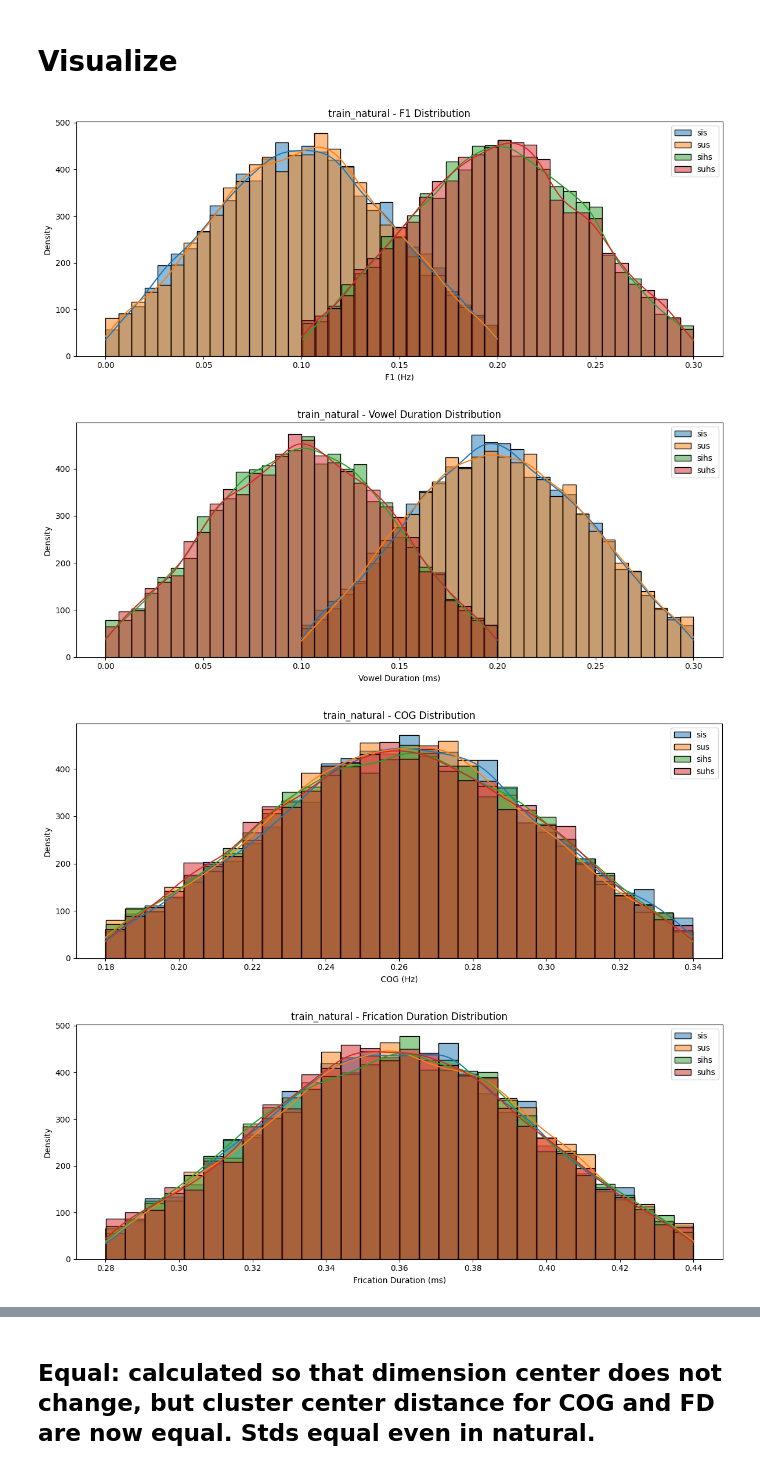
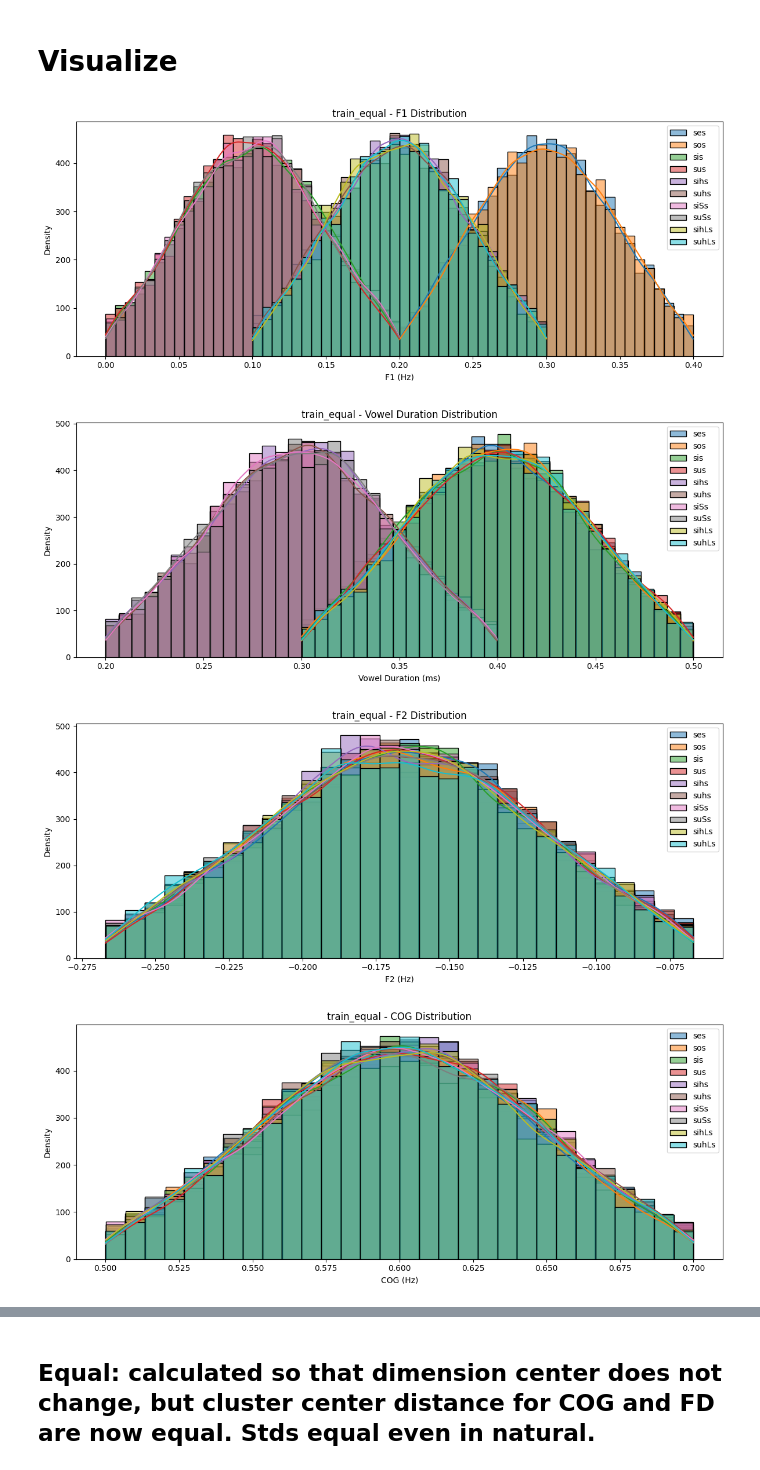
Before and after one commit to Frankalexej/LearnCsld2025, a Jupyter notebook: X_09_data_260425_borrowed_dataVW.ipynb, the cells around one changed output, grey strips where cells are left out. Cells and saved outputs as stored; diff of their text form; code cells hidden in the pictures.

```diff
--- a/X_09_data_260425_borrowed_dataVW.ipynb
+++ b/X_09_data_260425_borrowed_dataVW.ipynb
@@ -15,8 +11,8 @@ write_dir = "/mnt/storage/franklhtan/projects/LearnCsld2025/data_VW/"    # NOTE:
 # %%
 manipulant_means = [-1, -1, -1, 0, 0]   # f1 & vowel_duration, f2, cog, fri_dur
 manipulant_stds = [50, 25, 150, 0, 0]   # f1 & vowel_duration, f2, cog, fri_dur: NOTE: we make sure the variance is the same across the two dimensions relative to range.
-concurrent_means = [0, 180, 0, 4600, 180]   # consonant: f1 & vowel_duration, f2, cog, fri_dur
-concurrent_stds = [0, 9, 0, 400, 20]
+concurrent_means = [0, 0, 0, 8000, 200]   # consonant: f1 & vowel_duration, f2, cog, fri_dur
+concurrent_stds = [0, 0, 0, 500, 25]
 
 all_means = concurrent_means + manipulant_means + concurrent_means # CVC
 all_stds = concurrent_stds + manipulant_stds + concurrent_stds
@@ -197,23 +195,24 @@ metaframe.to_csv(csv_path, index=False)
 # %% [markdown]
 # Visualize
 # %%
-condition = "train_natural"
+condition = "train_equal"
 data_dir = os.path.join(work_dir, f'data_{condition}')
 os.makedirs(data_dir, exist_ok=True)
 
 np.random.seed(42)
 
-manipulant_list = ['i', 'u', 'ih', 'uh']    # the maniputated targets
-manipulant_f1 = [300, 300, 400, 400]
-manipulant_dur = [100, 100, 50, 50]
-train_refs = [1, 2, 3, 4]
+manipulant_list = ['e', 'o', 'i', 'u', 'ih', 'uh', 'iS', 'uS', 'ihL', 'uhL']    # the maniputated targets: S = short, L = long.
+manipulant_f1 = [500, 500, 300, 300, 400, 400, 300, 300, 400, 400]
+manipulant_dur = [200, 200, 200, 200, 150, 150, 150, 150, 200, 200]
+manipulant_f2 = [1500, 900, 1500, 900, 1500, 900, 1500, 900, 1500, 900]
+train_refs = [1, 2, 3, 4, 5, 6, 7, 8, 9, 10]
 
 # no. of tokens for each word
 sample_size = 8000
 
 token_dict = {}
 
-for index in range (4):
+for index in range (10):
     vowel = manipulant_list[index]
     f1 = manipulant_f1[index]
     dur = manipulant_dur[index]
@@ -268,38 +267,50 @@ plt.show()
 
 plt.figure(figsize=(12, 5))
 for word in token_dict:
     sns.histplot(token_dict[word][:, 1, 1], bins=30, kde=True, label=word)  # fri_dur is the second dimension of the consonant part
     # sns.kdeplot(token_dict[word][:, 1, 1], label=word)  # fri_dur is the second dimension of the consonant part
 plt.title(f'{condition} - Vowel Duration Distribution')
 plt.xlabel('Vowel Duration (ms)')
 plt.ylabel('Density')
 plt.legend()
 plt.tight_layout()
 plt.show()
 
 plt.figure(figsize=(12, 5))
 for word in token_dict:
-    sns.histplot(token_dict[word][:, 0, 2], bins=30, kde=True, label=word)  # fri_dur is the second dimension of the consonant part
-    # sns.kdeplot(token_dict[word][:, 1, 2], label=word)  # fri_dur is the second dimension of the consonant part
+    # bar plot and kde plot together
+    sns.histplot(token_dict[word][:, 1, 2], bins=30, kde=True, label=word)  # cog is the first dimension of the consonant part
+    # sns.kdeplot(token_dict[word][:, 1, 2], label=word)  # cog is the first dimension of the consonant part
+plt.title(f'{condition} - F2 Distribution')
+plt.xlabel('F2 (Hz)')
+plt.ylabel('Density')
+plt.legend()
+plt.tight_layout()
+plt.show()
+
+plt.figure(figsize=(12, 5))
+for word in token_dict:
+    sns.histplot(token_dict[word][:, 0, 3], bins=30, kde=True, label=word)  # fri_dur is the second dimension of the consonant part
+    # sns.kdeplot(token_dict[word][:, 1, 3], label=word)  # fri_dur is the second dimension of the consonant part
 plt.title(f'{condition} - COG Distribution')
 plt.xlabel('COG (Hz)')
 plt.ylabel('Density')
 plt.legend()
 plt.tight_layout()
 plt.show()
 
 plt.figure(figsize=(12, 5))
 for word in token_dict:
-    sns.histplot(token_dict[word][:, 0, 3], bins=30, kde=True, label=word)  # fri_dur is the second dimension of the consonant part
-    # sns.kdeplot(token_dict[word][:, 2, 6], label=word)  # fri_dur is the second dimension of the consonant part
+    sns.histplot(token_dict[word][:, 0, 4], bins=30, kde=True, label=word)  # fri_dur is the second dimension of the consonant part
+    # sns.kdeplot(token_dict[word][:, 2, 4], label=word)  # fri_dur is the second dimension of the consonant part
 plt.title(f'{condition} - Frication Duration Distribution')
 plt.xlabel('Frication Duration (ms)')
 plt.ylabel('Density')
 plt.legend()
 plt.tight_layout()
 plt.show()
 # %% [output]
-[figure, old version]
+[figure, new version]
-[figure, old version]
+[figure, new version]
-[figure, old version]
+[figure, new version]
-[figure, old version]
+[figure, new version]
```
Also changed, not shown: parts of 5 cells of this notebook.
